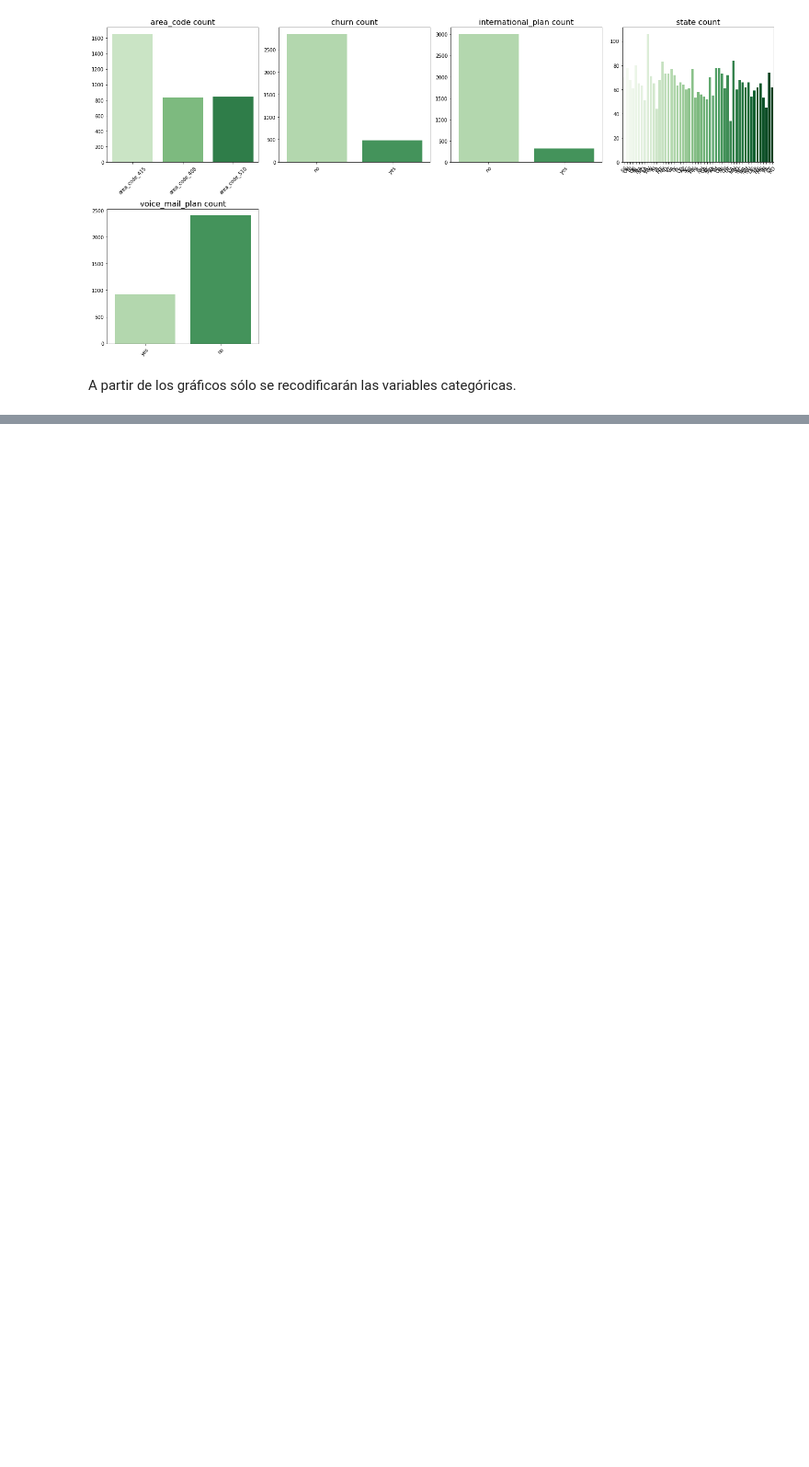
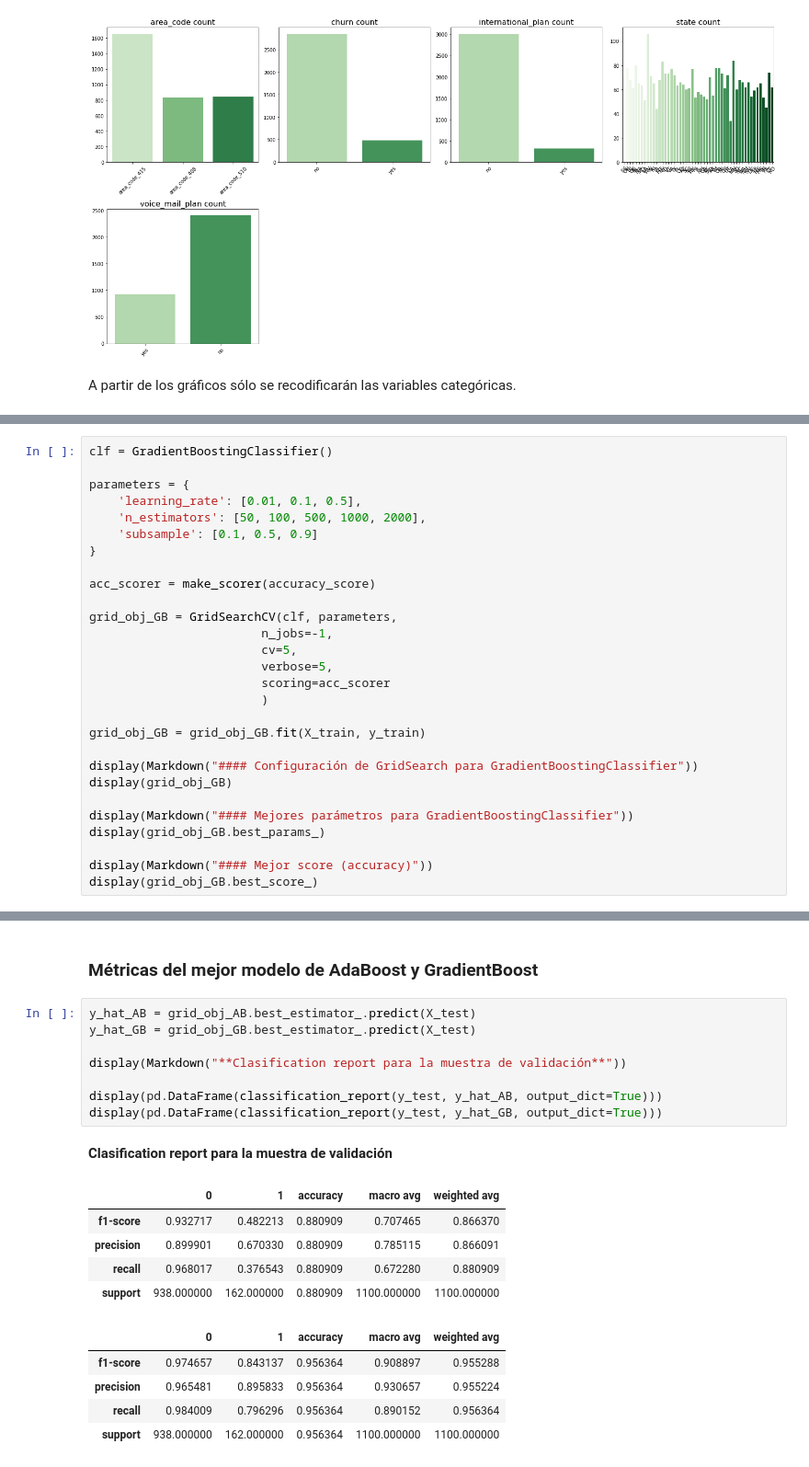
Before and after one commit to danoffn/Data-Science, a Jupyter notebook: 3 - Machine Learning/09 - Boosting Classifiers/Desafio 09 Boosting Classifiers.ipynb, the cells around one changed output, grey strips where cells are left out. Shown: that part at 92% size. Drawn from its saved outputs; the diff is of its cells as text; blank space fills up the shorter version.

```diff
--- a/3 - Machine Learning/09 - Boosting Classifiers/Desafio 09 Boosting Classifiers.ipynb
+++ b/3 - Machine Learning/09 - Boosting Classifiers/Desafio 09 Boosting Classifiers.ipynb
@@ -237,0 +303,28 @@ None
+# %%
+clf = GradientBoostingClassifier()
+
+parameters = {
+    'learning_rate': [0.01, 0.1, 0.5],
+    'n_estimators': [50, 100, 500, 1000, 2000],
+    'subsample': [0.1, 0.5, 0.9]
+}
+
+acc_scorer = make_scorer(accuracy_score)
+
+grid_obj_GB = GridSearchCV(clf, parameters,
+                        n_jobs=-1,
+                        cv=5,
+                        verbose=5,
+                        scoring=acc_scorer
+                        )
+
+grid_obj_GB = grid_obj_GB.fit(X_train, y_train)
+
+display(Markdown("#### Configuración de GridSearch para GradientBoostingClassifier"))
+display(grid_obj_GB)
+
+display(Markdown("#### Mejores parámetros para GradientBoostingClassifier"))
+display(grid_obj_GB.best_params_)
+
+display(Markdown("#### Mejor score (accuracy)"))
+display(grid_obj_GB.best_score_)
@@ -237,0 +360,22 @@ None
+# %% [markdown]
+### Métricas del mejor modelo de AdaBoost y GradientBoost
+# %%
+y_hat_AB = grid_obj_AB.best_estimator_.predict(X_test)
+y_hat_GB = grid_obj_GB.best_estimator_.predict(X_test)
+
+display(Markdown("**Clasification report para la muestra de validación**"))
+
+display(pd.DataFrame(classification_report(y_test, y_hat_AB, output_dict=True)))
+display(pd.DataFrame(classification_report(y_test, y_hat_GB, output_dict=True)))
+# %% [output]
+**Clasification report para la muestra de validación**
+|  | 0 | 1 | accuracy | macro avg | weighted avg |
+| f1-score | 0.932717 | 0.482213 | 0.880909 | 0.707465 | 0.866370 |
+| precision | 0.899901 | 0.670330 | 0.880909 | 0.785115 | 0.866091 |
+| recall | 0.968017 | 0.376543 | 0.880909 | 0.672280 | 0.880909 |
+| support | 938.000000 | 162.000000 | 0.880909 | 1100.000000 | 1100.000000 |
+|  | 0 | 1 | accuracy | macro avg | weighted avg |
+| f1-score | 0.974657 | 0.843137 | 0.956364 | 0.908897 | 0.955288 |
+| precision | 0.965481 | 0.895833 | 0.956364 | 0.930657 | 0.955224 |
+| recall | 0.984009 | 0.796296 | 0.956364 | 0.890152 | 0.956364 |
+| support | 938.000000 | 162.000000 | 0.956364 | 1100.000000 | 1100.000000 |
```
Also changed, not shown: parts of 12 cells of this notebook.
